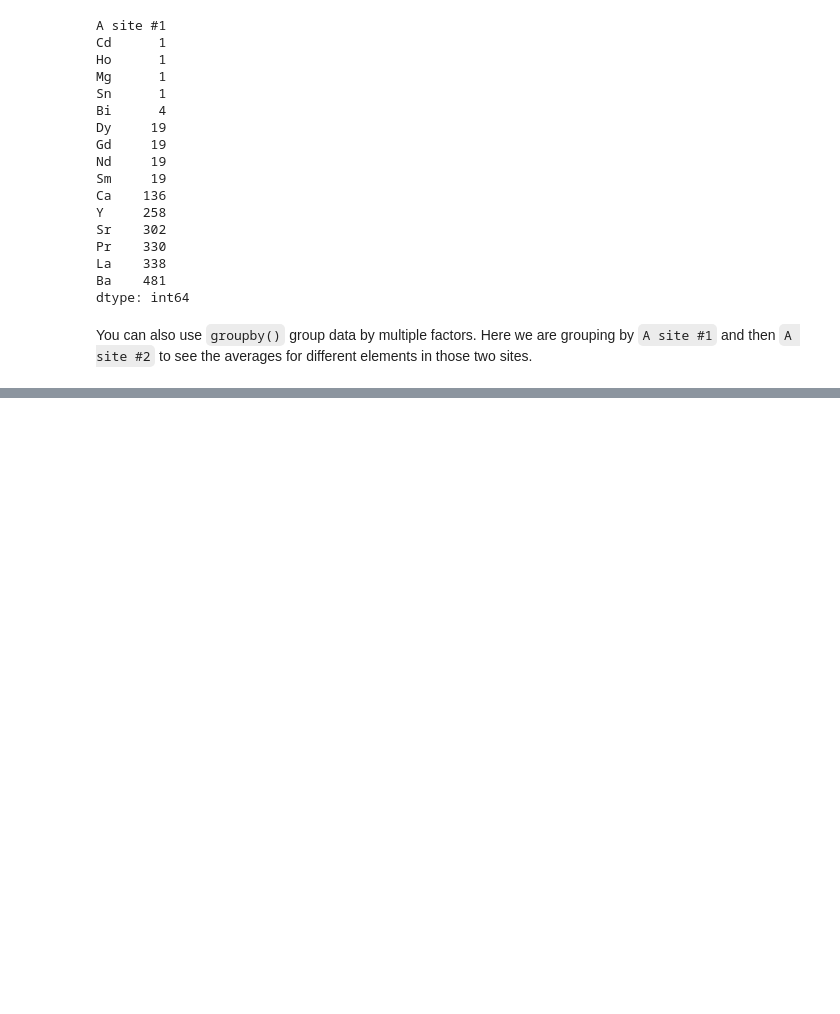
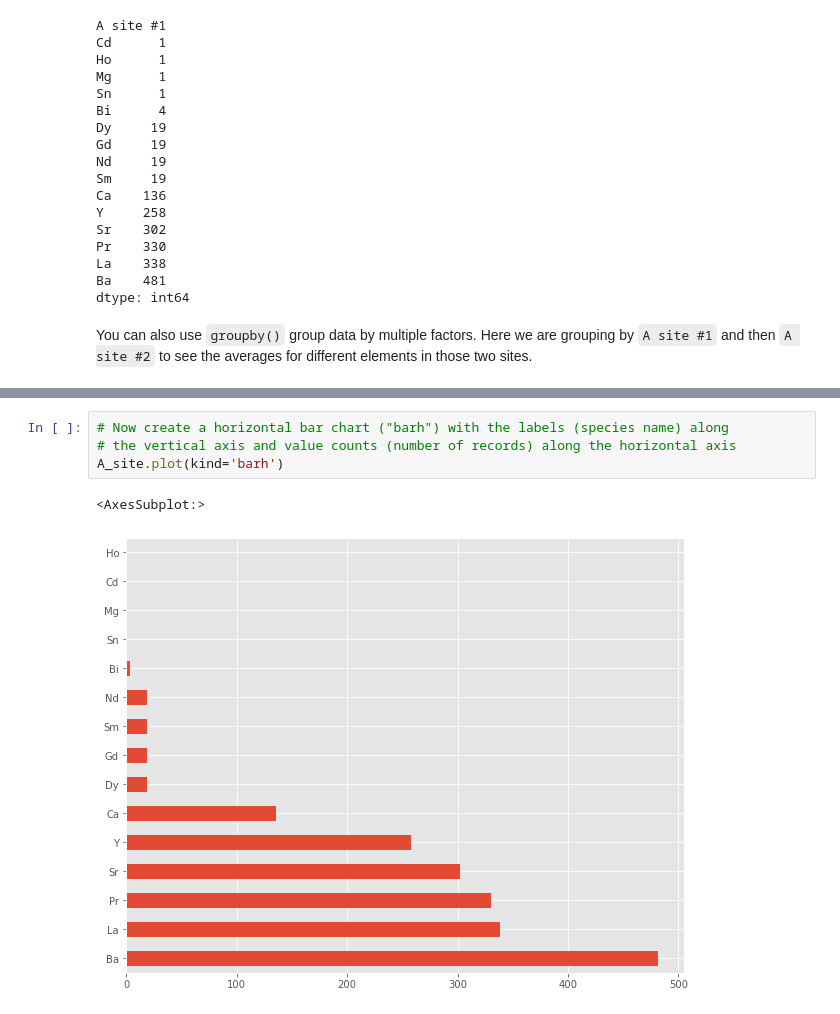
Before and after one commit to NCSU-Libraries/data-viz-instruction, a Jupyter notebook: MI_REU_2021/Workshop_3_Cleaning_Manipulating_and_Exploring_Data_with_Pandas.ipynb, the cells around one changed output, grey strips where cells are left out. Cells and saved outputs as stored; diff of their text form; blank space fills up the shorter version.

```diff
--- a/MI_REU_2021/Workshop_3_Cleaning_Manipulating_and_Exploring_Data_with_Pandas.ipynb
+++ b/MI_REU_2021/Workshop_3_Cleaning_Manipulating_and_Exploring_Data_with_Pandas.ipynb
@@ -330,0 +394,7 @@ ts_csv_clean.groupby(['A site #1', 'A site #2']).mean()
+# %%
+# Now create a horizontal bar chart ("barh") with the labels (species name) along
+# the vertical axis and value counts (number of records) along the horizontal axis
+A_site.plot(kind='barh')
+# %% [output]
+<AxesSubplot:>
+[figure, added]
```
Also changed, not shown: parts of 37 cells of this notebook, 1 other file.
